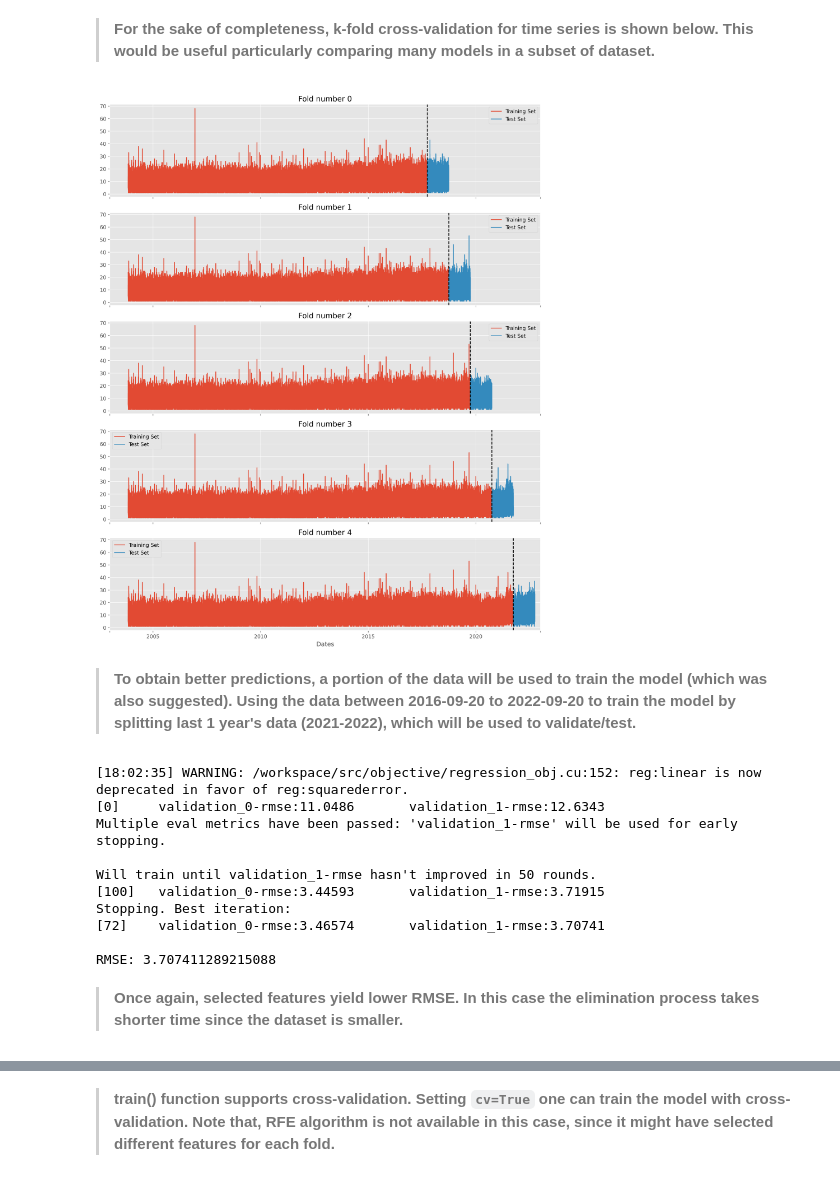
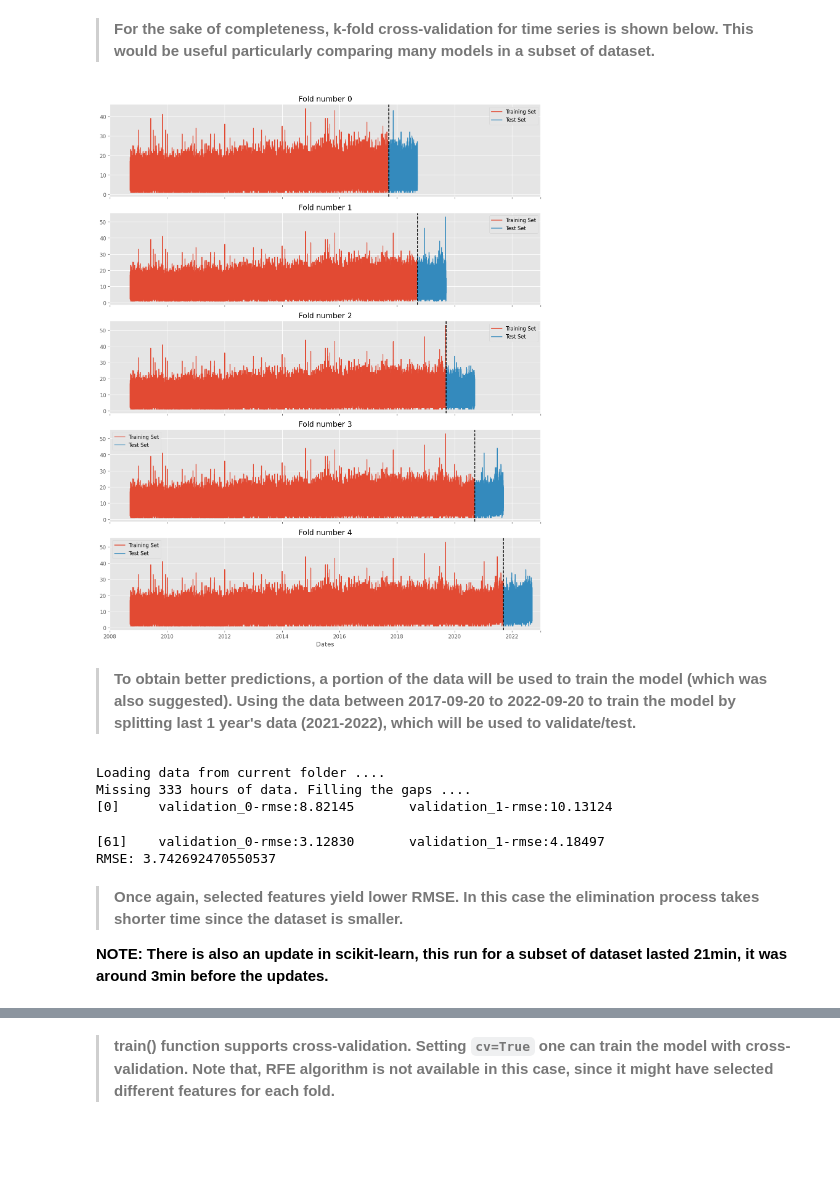
Before and after one commit to yusiyohpolimi/call_volume_prediction, a Jupyter notebook: PredictiveFirefighting.ipynb, the cells around one changed output, grey strips where cells are left out. Drawn from its saved outputs; the diff is of its cells as text; code cells hidden in the pictures; blank space fills up the shorter version.

Commit message:
last version

```diff
--- a/PredictiveFirefighting.ipynb
+++ b/PredictiveFirefighting.ipynb
@@ -367,13 +391,13 @@ def train(df, target=None, cv=False, select_feat=False):
         preds = list()
         scores = list()
         for train_idx, val_idx in splitter.split(df):
-            train = df.iloc[train_idx]
-            test = df.iloc[val_idx]
+            train_ = df.iloc[train_idx]
+            test_ = df.iloc[val_idx]
 
-            X_train = train[features]
-            y_train = train[target]
-            X_test = test[features]
-            y_test = test[target]
+            X_train = train_[features]
+            y_train = train_[target]
+            X_test = test_[features]
+            y_test = test_[target]
 
             model.fit(X_train, y_train,
                     eval_set=[(X_train, y_train), (X_test, y_test)],
@@ -395,17 +419,17 @@ def train(df, target=None, cv=False, select_feat=False):
         splitter = TimeSeriesSplit(n_splits=2, test_size=24*365*1)
         _, indices = splitter.split(df)
 
-        train = df.iloc[indices[0]]
-        test = df.iloc[indices[1]]
+        train_ = df.iloc[indices[0]]
+        test_ = df.iloc[indices[1]]
 
         if select_feat:     # to use RFE to select best features
             indices = select_features(model, df)
             features = features[indices]
 
-        X_train = train[features]
-        y_train = train[target]
-        X_test = test[features]
-        y_test = test[target]
+        X_train = train_[features]
+        y_train = train_[target]
+        X_test = test_[features]
+        y_test = test_[target]
 
 
         model.fit(X_train, y_train,
@@ -417,12 +441,12 @@ def train(df, target=None, cv=False, select_feat=False):
         score = np.sqrt(mean_squared_error(y_test, y_pred))
         print(f'RMSE: {score}')
 
-        return model, y_pred, test
+        return model, y_pred, test_
 # %% [markdown]
 > **Getting DataFrame using the get_data_ready() function. It returns whole dataset prior to split. train() function also splits data if the dates are given.**
 # %%
-start = '2018-09-15'
+start = '2008-09-15'
 end = '2022-09-15'
 # %%
-train_df = get_data_ready(download=True)
+train_df = get_data_ready(start, end, download=False)
 # %% [output]
@@ -685,34 +663,34 @@ fitted_model.get_booster().feature_names
 # %%
 #@title K-fold plot
 
 from sklearn.model_selection import TimeSeriesSplit
 
 tss = TimeSeriesSplit(n_splits=5, test_size=24*365)
 # train_df.sort_index(inplace=True)
 fig, axs = plt.subplots(5, 1, figsize=(12, 15), sharex=True,
                         constrained_layout=True)
 fold = 0
 
 for train_idx, val_idx in tss.split(train_df):
     train = train_df.iloc[train_idx]
     test = train_df.iloc[val_idx]
     train['calls'].plot(ax=axs[fold],
                         label='Training Set',
                         title=f'Fold number {fold}')
     test['calls'].plot(ax=axs[fold],
                        label='Test Set')
 
     axs[fold].axvline(test.index.min(), color='black', ls='--')
     axs[fold].legend(['Training Set', 'Test Set'])
     axs[fold].tick_params(axis='x', which='minor', bottom=False)
-    axs[fold].set_xlim(['2003-01-01', '2023-01-01'])
+    axs[fold].set_xlim(['2008-01-01', '2023-01-01'])
 
     fold += 1
 
 axs[fold-1].set_xlabel('Dates')
 plt.savefig('kfold_plot.png')
 # plt.show()
 # %% [output]
-[figure, old version]
+[figure, new version]
 # %% [markdown]
-> **To obtain better predictions, a portion of the data will be used to train the model (which was also suggested). Using the data between 2016-09-20 to 2022-09-20 to train the model by splitting last 1 year's data (2021-2022), which will be used to validate/test.**
+> **To obtain better predictions, a portion of the data will be used to train the model (which was also suggested). Using the data between 2017-09-20 to 2022-09-20 to train the model by splitting last 1 year's data (2021-2022), which will be used to validate/test.**
@@ -721,20 +697,18 @@ train_df.drop(columns=['windspeedKmph'], inplace=True)
 # %%
-sdate = '2016-09-20'
+sdate = '2017-09-20'
 edate = '2022-09-20'
+sub_df = get_data_ready(sdate, edate, download=False)
+sub_df.drop(columns=['windspeedKmph'], inplace=True)
 
-fitted_model, preds, test_data = train(train_df, target='calls', start=sdate,
-                                       end=edate, select_feat=False)
+fitted_model, preds, test_data = train(sub_df, target='calls', select_feat=False)
 # %% [output]
-[18:02:35] WARNING: /workspace/src/objective/regression_obj.cu:152: reg:linear is now deprecated in favor of reg:squarederror.
-[0]     validation_0-rmse:11.0486       validation_1-rmse:12.6343
-Multiple eval metrics have been passed: 'validation_1-rmse' will be used for early stopping.
-
-Will train until validation_1-rmse hasn't improved in 50 rounds.
-[100]   validation_0-rmse:3.44593       validation_1-rmse:3.71915
-Stopping. Best iteration:
-[72]    validation_0-rmse:3.46574       validation_1-rmse:3.70741
-
-RMSE: 3.707411289215088
+Loading data from current folder ....
+Missing 333 hours of data. Filling the gaps ....
+[0]     validation_0-rmse:8.82145       validation_1-rmse:10.13124
+[61]    validation_0-rmse:3.12830       validation_1-rmse:4.18497
+RMSE: 3.742692470550537
 # %% [markdown]
 > **Once again, selected features yield lower RMSE. In this case the elimination process takes shorter time since the dataset is smaller.**
+
+**NOTE: There is also an update in scikit-learn, this run for a subset of dataset lasted 21min, it was around 3min before the updates.**
 # %%
```
Also changed, not shown: parts of 23 cells of this notebook, 1 other file.
